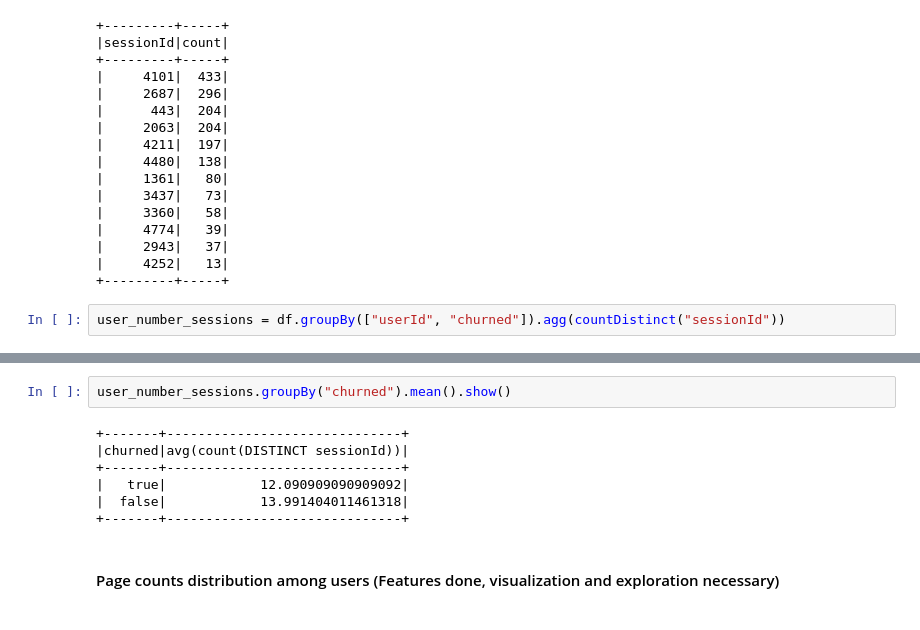
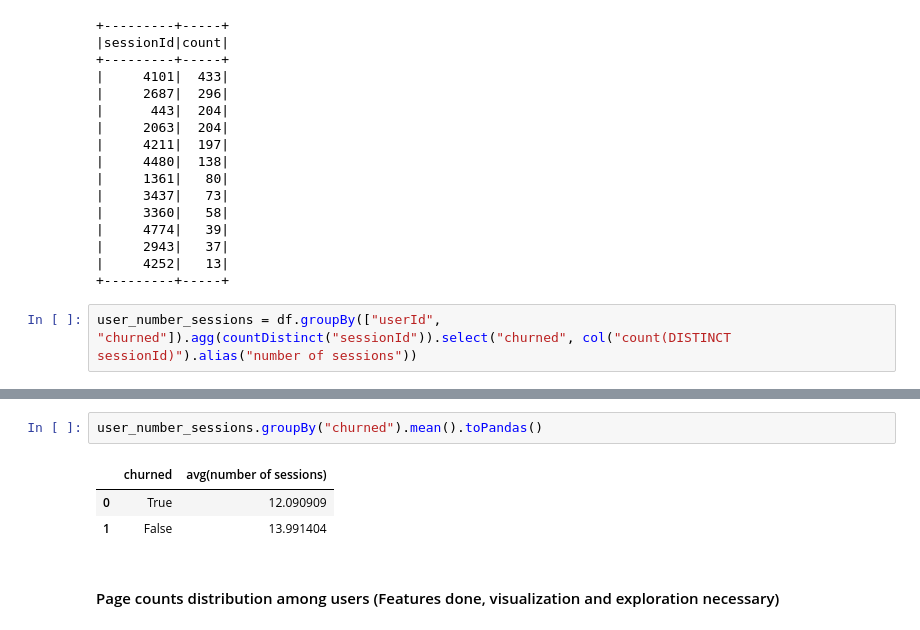
Before and after one commit to nirajpandkar/sparkify, a Jupyter notebook: Sparkify.ipynb, the cells around one changed output, grey strips where cells are left out. Saved outputs shown, nothing was run; the diff lists cells and outputs as text.

```diff
--- a/Sparkify.ipynb
+++ b/Sparkify.ipynb
@@ -500,4 +495,4 @@ df.filter(col("userId")==209).groupBy("sessionId").count().sort(col("count").des
 |     4252|   13|
 +---------+-----+
 # %%
-user_number_sessions = df.groupBy(["userId", "churned"]).agg(countDistinct("sessionId"))
+user_number_sessions = df.groupBy(["userId", "churned"]).agg(countDistinct("sessionId")).select("churned", col("count(DISTINCT sessionId)").alias("number of sessions"))
@@ -504,12 +519,9 @@ user_number_sessions = df.groupBy(["userId", "churned"]).agg(countDistinct("sess
 # %%
-user_number_sessions.groupBy("churned").mean().show()
+user_number_sessions.groupBy("churned").mean().toPandas()
 # %% [output]
-+-------+------------------------------+
-|churned|avg(count(DISTINCT sessionId))|
-+-------+------------------------------+
-|   true|            12.090909090909092|
-|  false|            13.991404011461318|
-+-------+------------------------------+
+|  | churned | avg(number of sessions) |
+| 0 | True | 12.090909 |
+| 1 | False | 13.991404 |
 # %% [markdown]
 #### Page counts distribution among users (Features done, visualization and exploration necessary)
 # %% [markdown]
```
Also changed, not shown: parts of 31 cells of this notebook.
